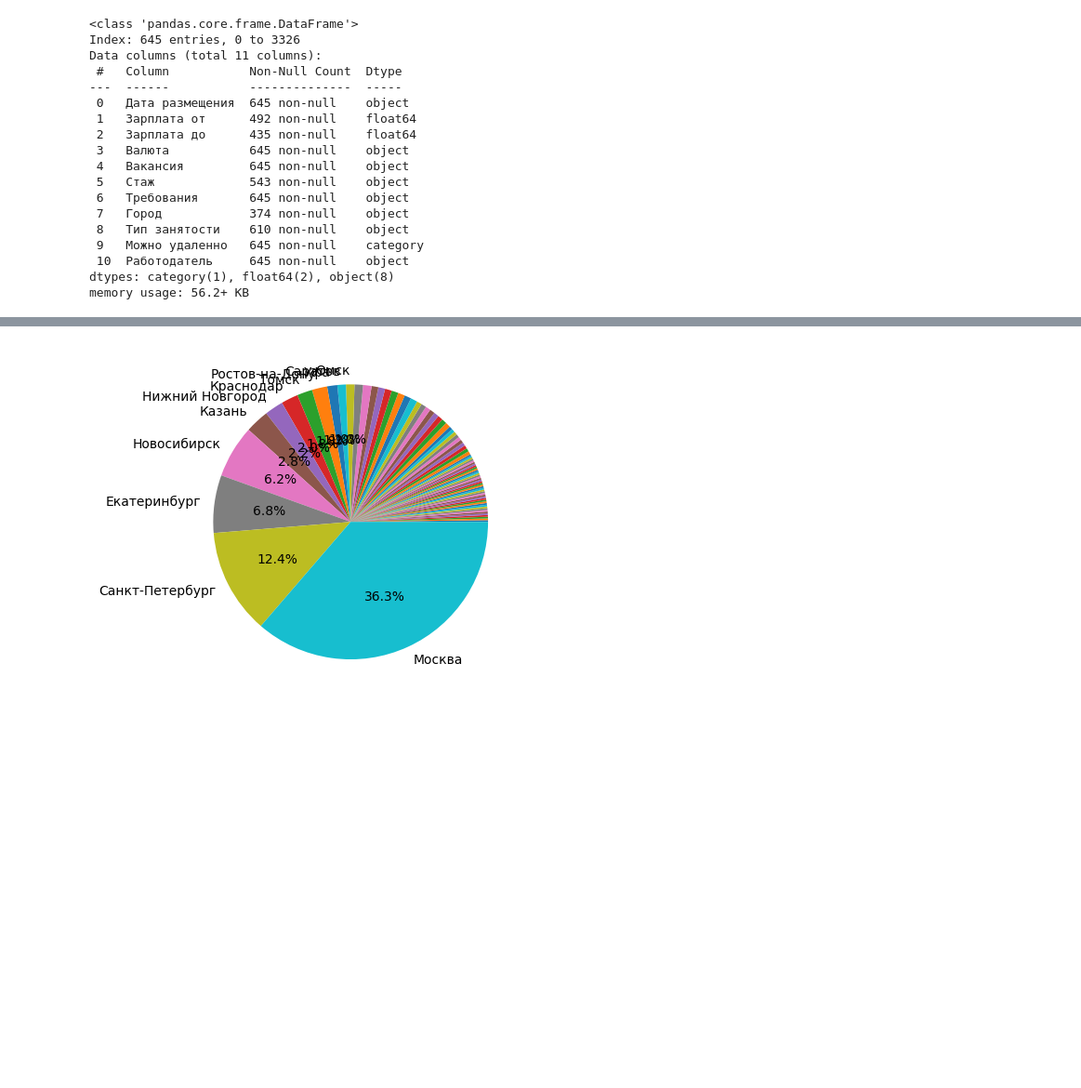
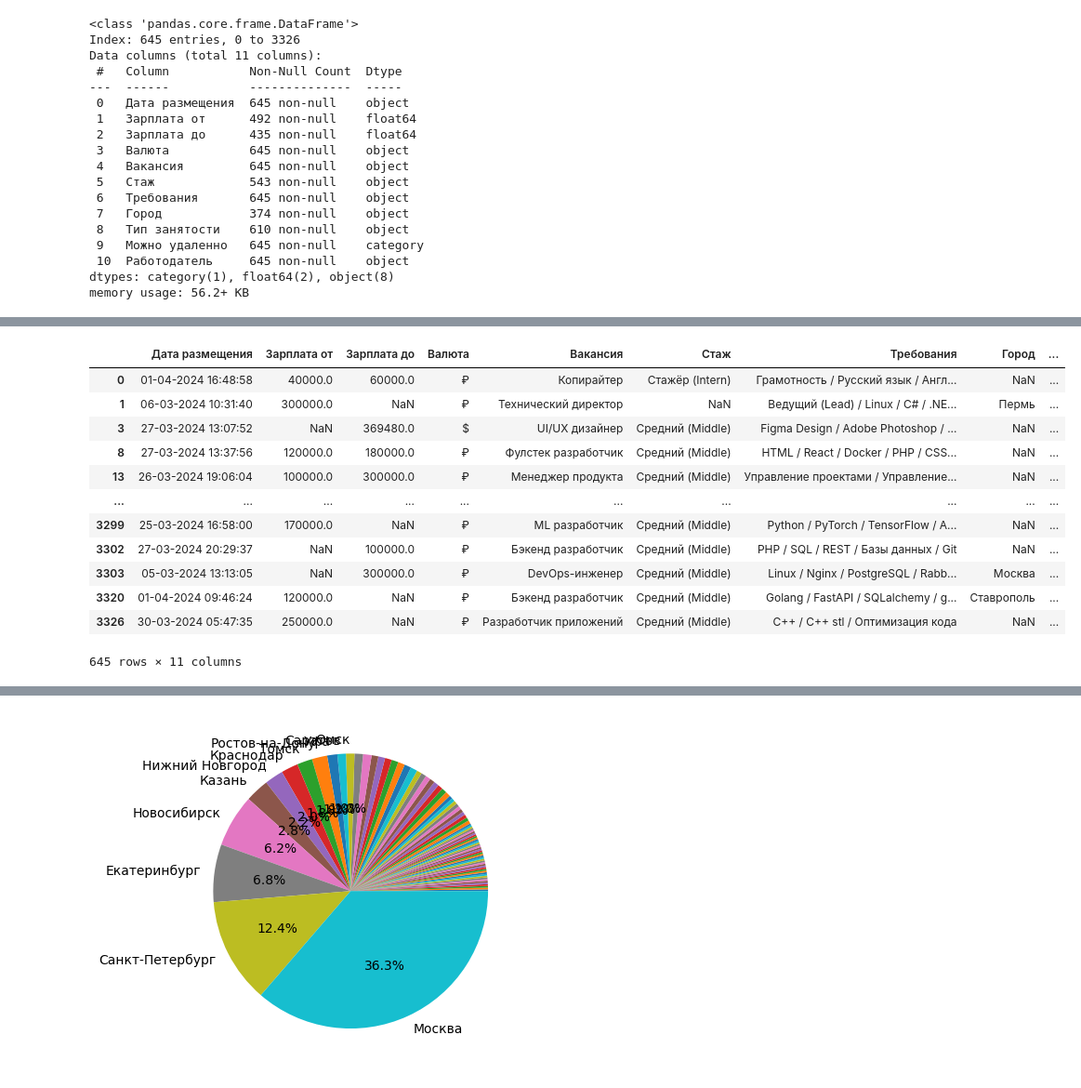
Before and after one commit to LadHrAnalytics/ML_HR, a Jupyter notebook: Notebooks/Habr_cleaning.ipynb, the cells around one changed output, grey strips where cells are left out. Shown at 93% size. Drawn from its saved outputs; the diff is of its cells as text; code cells hidden in the pictures; blank space fills up the shorter version.

```diff
--- a/Notebooks/Habr_cleaning.ipynb
+++ b/Notebooks/Habr_cleaning.ipynb
@@ -51,8 +53,25 @@ Index(['Unnamed: 0', 'Ссылка на объявление', 'Дата раз
        'Работодатель', 'Ссылка на работодателя', 'Рейтинг', 'Офисы',
        'Число сотрудников', 'Дата сбора данных'],
       dtype='object')
+# %%
+def get_valide_cols(dataset, cols):
+    return dataset[cols]
 # %%
-df = df[['Дата размещения', 'Зарплата от', 'Зарплата до', 'Валюта', 'Вакансия', 'Стаж', 'Требования', 'Город', 'Тип занятости', 'Можно удаленно', 'Работодатель']]
+valide_cols = [
+    'Дата размещения',
+    'Зарплата от',
+    'Зарплата до',
+    'Валюта',
+    'Вакансия',
+    'Стаж',
+    'Требования',
+    'Город',
+    'Тип занятости',
+    'Можно удаленно',
+    'Работодатель'
+]
+df_original = df.copy()
+df = get_valide_cols(df, valide_cols)
 df
 # %% [output]
 |  | Дата размещения | Зарплата от | Зарплата до | Валюта | Вакансия | Стаж | Требования | Город | ... |
@@ -134,0 +159,29 @@ memory usage: 56.2+ KB
+# %%
+exchange_rate_template = {
+    "₽": 1,
+    "$": 92.37,
+    "€": 99.53,
+    "₸": 0.206
+}
+# %%
+def apply_exchange_rate(row, template=exchange_rate_template):
+    row["Зарплата от"] = row["Зарплата от"] * exchange_rate_template[row["Валюта"]] if pd.notna(row["Зарплата от"]) else np.nan
+    row["Зарплата до"] = row["Зарплата до"] * exchange_rate_template[row["Валюта"]] if pd.notna(row["Зарплата до"]) else np.nan
+    return row
+# %%
+df = df.apply(apply_exchange_rate, axis=1)
+df
+# %% [output]
+|  | Дата размещения | Зарплата от | Зарплата до | Валюта | Вакансия | Стаж | Требования | Город | ... |
+| 0 | 01-04-2024 16:48:58 | 40000.0 | 60000.0 | ₽ | Копирайтер | Стажёр (Intern) | Грамотность / Русский язык / Англ... | NaN | ... |
+| 1 | 06-03-2024 10:31:40 | 300000.0 | NaN | ₽ | Технический директор | NaN | Ведущий (Lead) / Linux / C# / .NE... | Пермь | ... |
+| 3 | 27-03-2024 13:07:52 | NaN | 369480.0 | $ | UI/UX дизайнер | Средний (Middle) | Figma Design / Adobe Photoshop / ... | NaN | ... |
+| 8 | 27-03-2024 13:37:56 | 120000.0 | 180000.0 | ₽ | Фулстек разработчик | Средний (Middle) | HTML / React / Docker / PHP / CSS... | NaN | ... |
+| 13 | 26-03-2024 19:06:04 | 100000.0 | 300000.0 | ₽ | Менеджер продукта | Средний (Middle) | Управление проектами / Управление... | NaN | ... |
+| ... | ... | ... | ... | ... | ... | ... | ... | ... | ... |
+| 3299 | 25-03-2024 16:58:00 | 170000.0 | NaN | ₽ | ML разработчик | Средний (Middle) | Python / PyTorch / TensorFlow / A... | NaN | ... |
+| 3302 | 27-03-2024 20:29:37 | NaN | 100000.0 | ₽ | Бэкенд разработчик | Средний (Middle) | PHP / SQL / REST / Базы данных / Git | NaN | ... |
+| 3303 | 05-03-2024 13:13:05 | NaN | 300000.0 | ₽ | DevOps-инженер | Средний (Middle) | Linux / Nginx / PostgreSQL / Rabb... | Москва | ... |
+| 3320 | 01-04-2024 09:46:24 | 120000.0 | NaN | ₽ | Бэкенд разработчик | Средний (Middle) | Golang / FastAPI / SQLalchemy / g... | Ставрополь | ... |
+| 3326 | 30-03-2024 05:47:35 | 250000.0 | NaN | ₽ | Разработчик приложений | Средний (Middle) | C++ / C++ stl / Оптимизация кода | NaN | ... |
+645 rows × 11 columns
```
Also changed, not shown: parts of 21 cells of this notebook.
